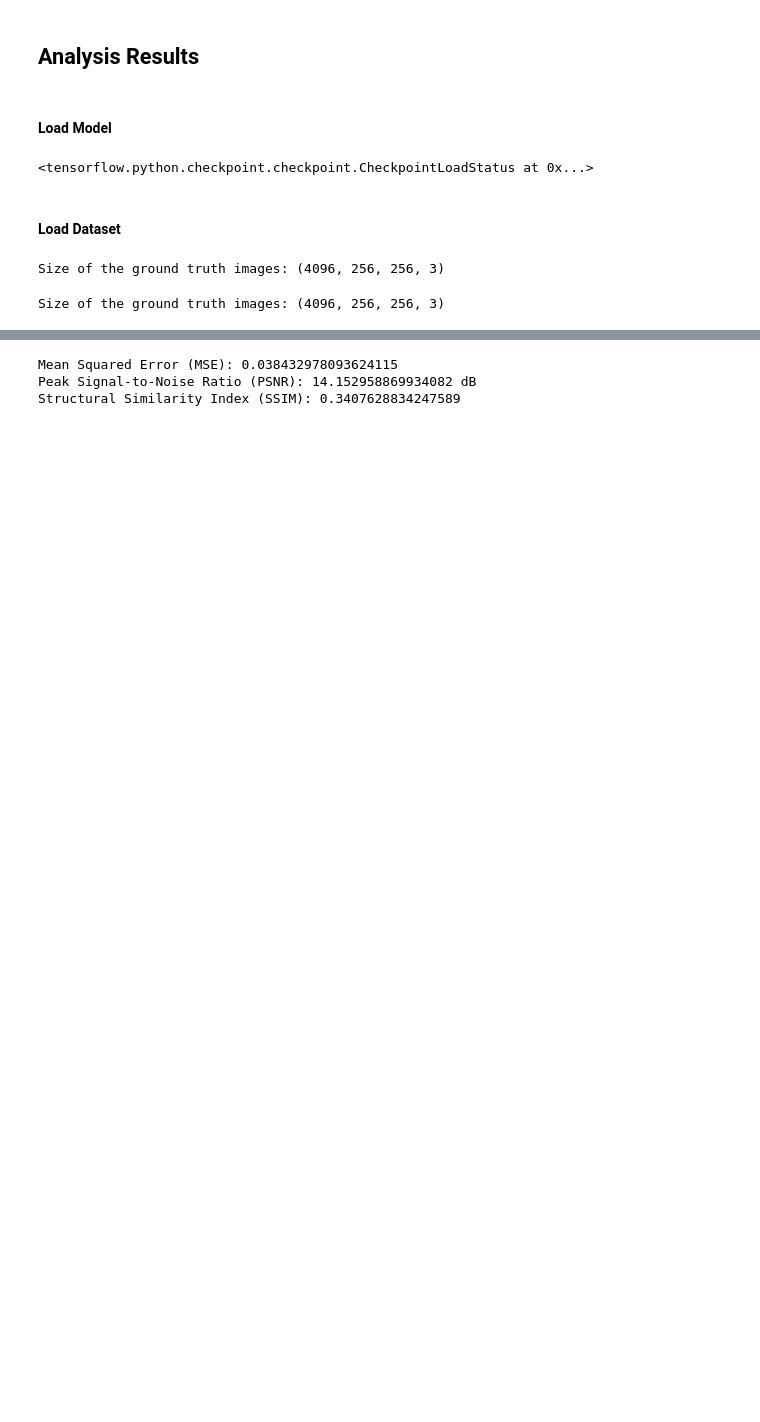
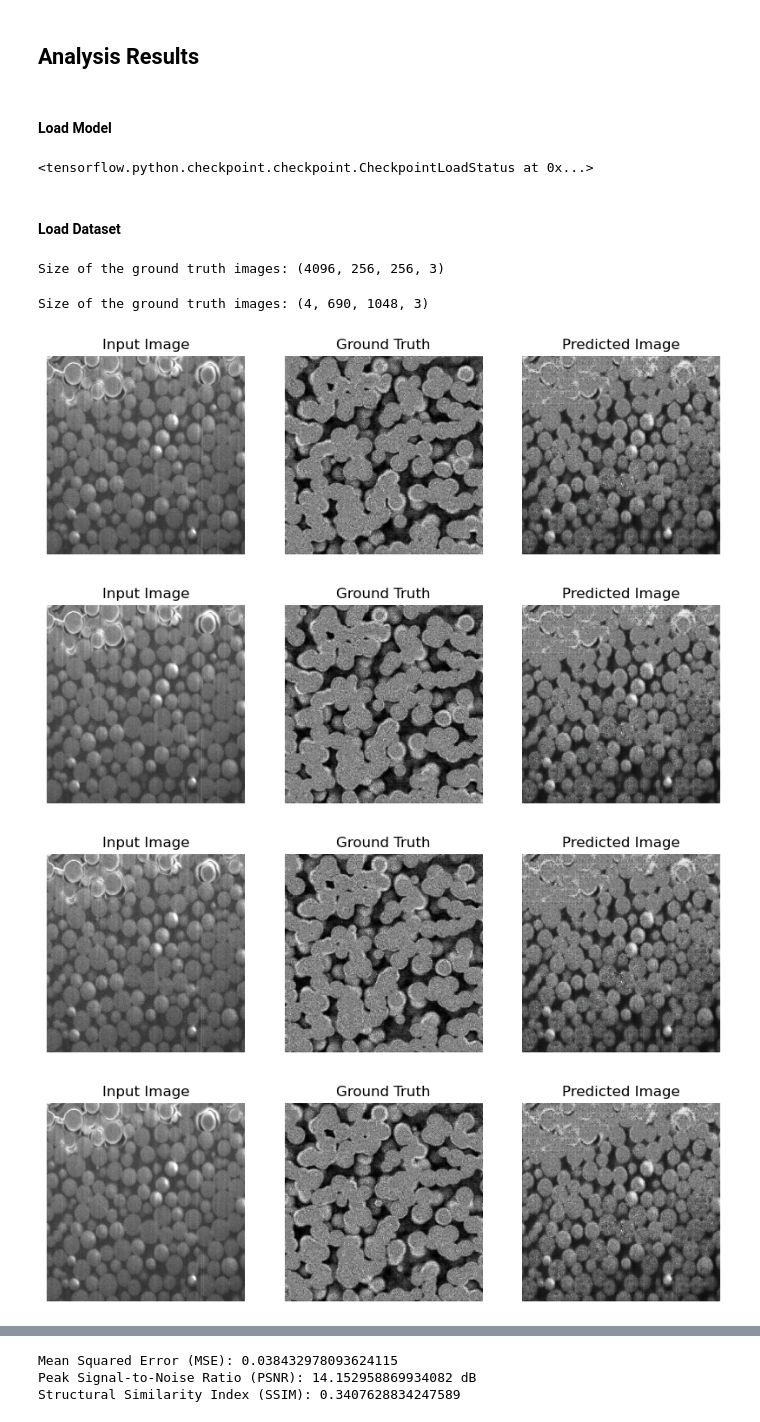
Before and after one commit to niclasDc/reconstruction-image-pix2pix, a Jupyter notebook: notebooks/analysis_result.ipynb, the cells around one changed output, grey strips where cells are left out. Saved outputs shown, nothing was run; the diff lists cells and outputs as text; code cells hidden in the pictures; blank space fills up the shorter version.

```diff
--- a/notebooks/analysis_result.ipynb
+++ b/notebooks/analysis_result.ipynb
@@ -186,11 +186,11 @@ def load_tif_image(tif, index):
     tif.seek(index)
     return np.array(tif)
 
-idx = np.arange(256)
+idx = np.arange(1)
 curtained_images = []
 
-for i in np.arange(16):
-    tif_path = os.path.join(curtained_path, f"hm_stack_{i}_processed.tif")
+for i in np.arange(3,7):
+    tif_path = os.path.join(curtained_path, f"Stack_SEM_3us0{i}.tif")
     tif_image = Image.open(tif_path)
 
     for j in idx:
@@ -203,7 +203,7 @@ if len(curtained_images.shape) == 3:
 
 print('Size of the ground truth images:', curtained_images.shape)
 # %% [output]
-Size of the ground truth images: (4096, 256, 256, 3)
+Size of the ground truth images: (4, 690, 1048, 3)
 # %%
 def load(input_image, target_image):
     input_image = tf.cast(input_image, dtype=tf.float32)
@@ -260,3 +253,26 @@ for inp, tar in specific_image_dataset:
+# %%
+target_position = 0
+
+specific_image_dataset = test_dataset.skip(target_position).take(4)
+
+for inp, tar in specific_image_dataset:
+    input, target, prediction = generate_images(generator, inp, tar)
+    display_list = [input, target, prediction]
+    title = ['Input Image', 'Ground Truth', 'Predicted Image']
+
+    plt.figure(figsize=(10,10))
+    for i in range(3):
+        plt.subplot(1, 3, i+1)
+        plt.title(title[i])
+        # Getting the pixel values between [0, 1] to plot it.
+        plt.imshow(display_list[i] * 0.5 + 0.5)
+        plt.axis('off')
+    plt.show()
+# %% [output]
+[figure, added]
+[figure, added]
+[figure, added]
+[figure, added]
 # %%
 display_list = [input, target, prediction]
 title = ['Input Image', 'Ground Truth', 'Predicted Image']
```
Also changed, not shown: parts of 5 cells of this notebook.
